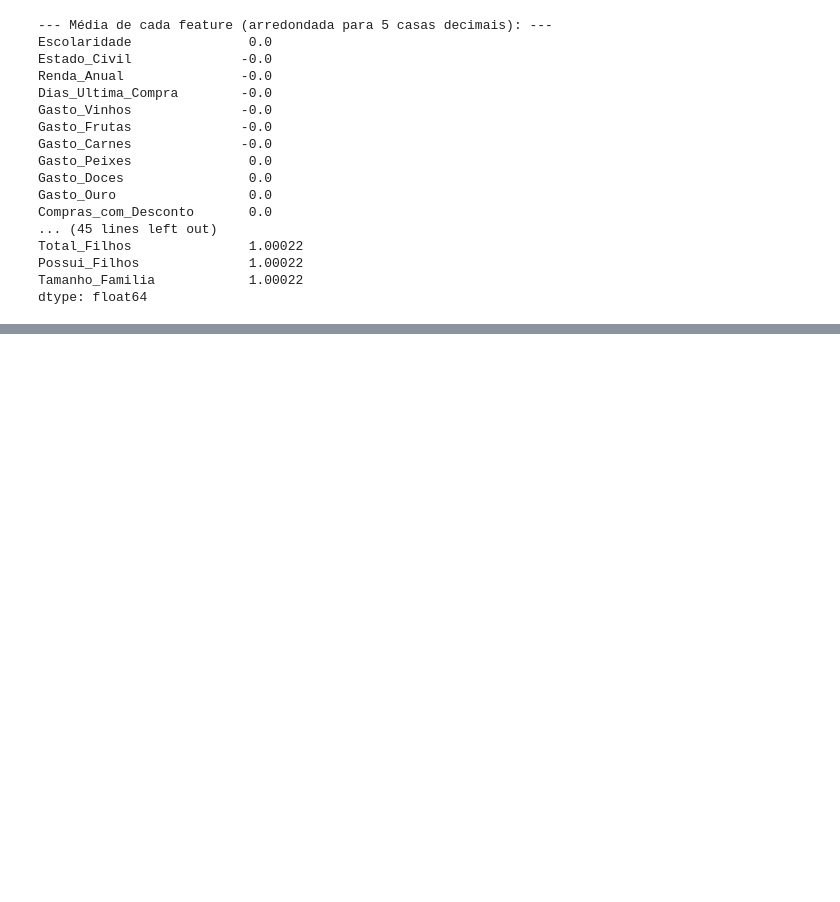
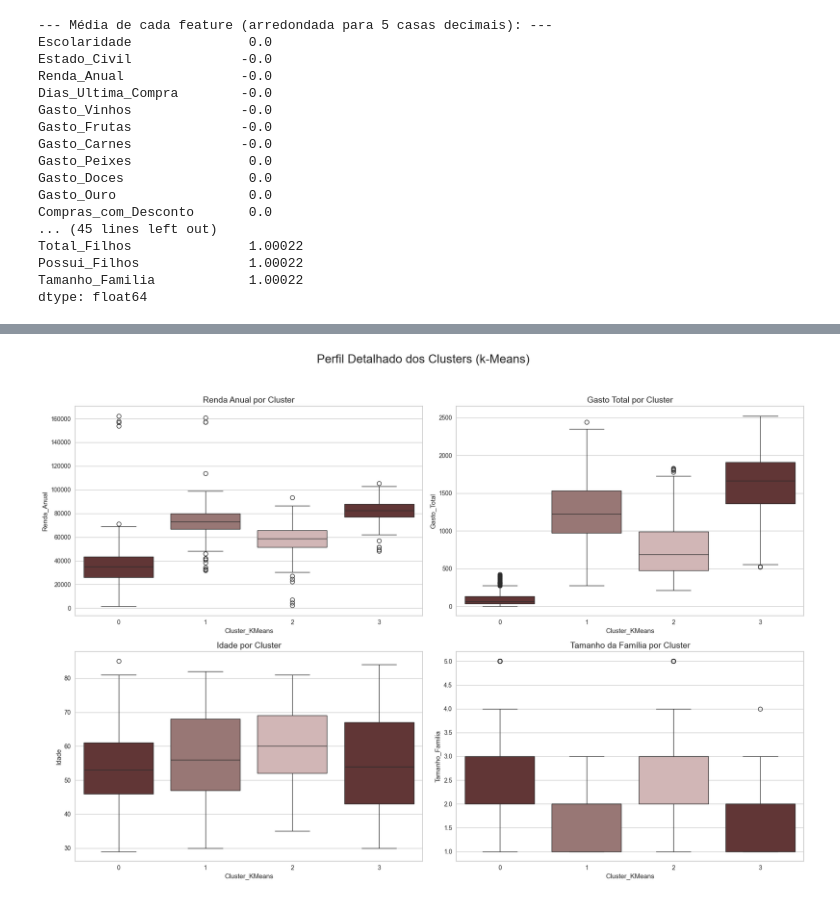
Before and after one commit to juniors719/customer_personality_clustering, a Jupyter notebook: customer_segmentation.ipynb, the cells around one changed output, grey strips where cells are left out. Saved outputs shown, nothing was run; the diff lists cells and outputs as text; code cells hidden in the pictures; blank space fills up the shorter version.

```diff
--- a/customer_segmentation.ipynb
+++ b/customer_segmentation.ipynb
@@ -642,0 +714,14 @@ dtype: float64
+# %%
+# Definindo o número ideal de clusters
+k_ideal = 4
+
+# Criando e treinando o modelo final
+kmeans_final = KMeans(n_clusters=k_ideal, init='k-means++', random_state=42, n_init=10)
+kmeans_labels = kmeans_final.fit_predict(df_ready)
+
+# Adicionando os rótulos dos clusters ao dataframe legível para interpretação
+df_sem_outliers['Cluster_KMeans'] = kmeans_labels
+
+print(f"--- Modelo k-Means treinado com k={k_ideal} ---")
+print("\nDistribuição de clientes por cluster:")
+display(df_sem_outliers['Cluster_KMeans'].value_counts().sort_index())
@@ -642,0 +752,27 @@ dtype: float64
+# %%
+# PERFIL VISUAL DOS CLUSTERS
+
+# Criando a figura para o nosso dashboard de perfis
+fig, axes = plt.subplots(2, 2, figsize=(18, 12))
+fig.suptitle('Perfil Detalhado dos Clusters (k-Means)', fontsize=20, y=1.03)
+
+# Gráfico 1: Renda Anual por Cluster
+sns.boxplot(ax=axes[0, 0], data=df_sem_outliers, x='Cluster_KMeans', y='Renda_Anual', palette=PALETTE)
+axes[0, 0].set_title('Renda Anual por Cluster', fontsize=14)
+
+# Gráfico 2: Gasto Total por Cluster
+sns.boxplot(ax=axes[0, 1], data=df_sem_outliers, x='Cluster_KMeans', y='Gasto_Total', palette=PALETTE)
+axes[0, 1].set_title('Gasto Total por Cluster', fontsize=14)
+
+# Gráfico 3: Idade por Cluster
+sns.boxplot(ax=axes[1, 0], data=df_sem_outliers, x='Cluster_KMeans', y='Idade', palette=PALETTE)
+axes[1, 0].set_title('Idade por Cluster', fontsize=14)
+
+# Gráfico 4: Tamanho da Família por Cluster
+sns.boxplot(ax=axes[1, 1], data=df_sem_outliers, x='Cluster_KMeans', y='Tamanho_Familia', palette=PALETTE)
+axes[1, 1].set_title('Tamanho da Família por Cluster', fontsize=14)
+
+plt.tight_layout()
+plt.show()
+# %% [output]
+[figure, added]
```
Also changed, not shown: parts of 13 cells of this notebook.
